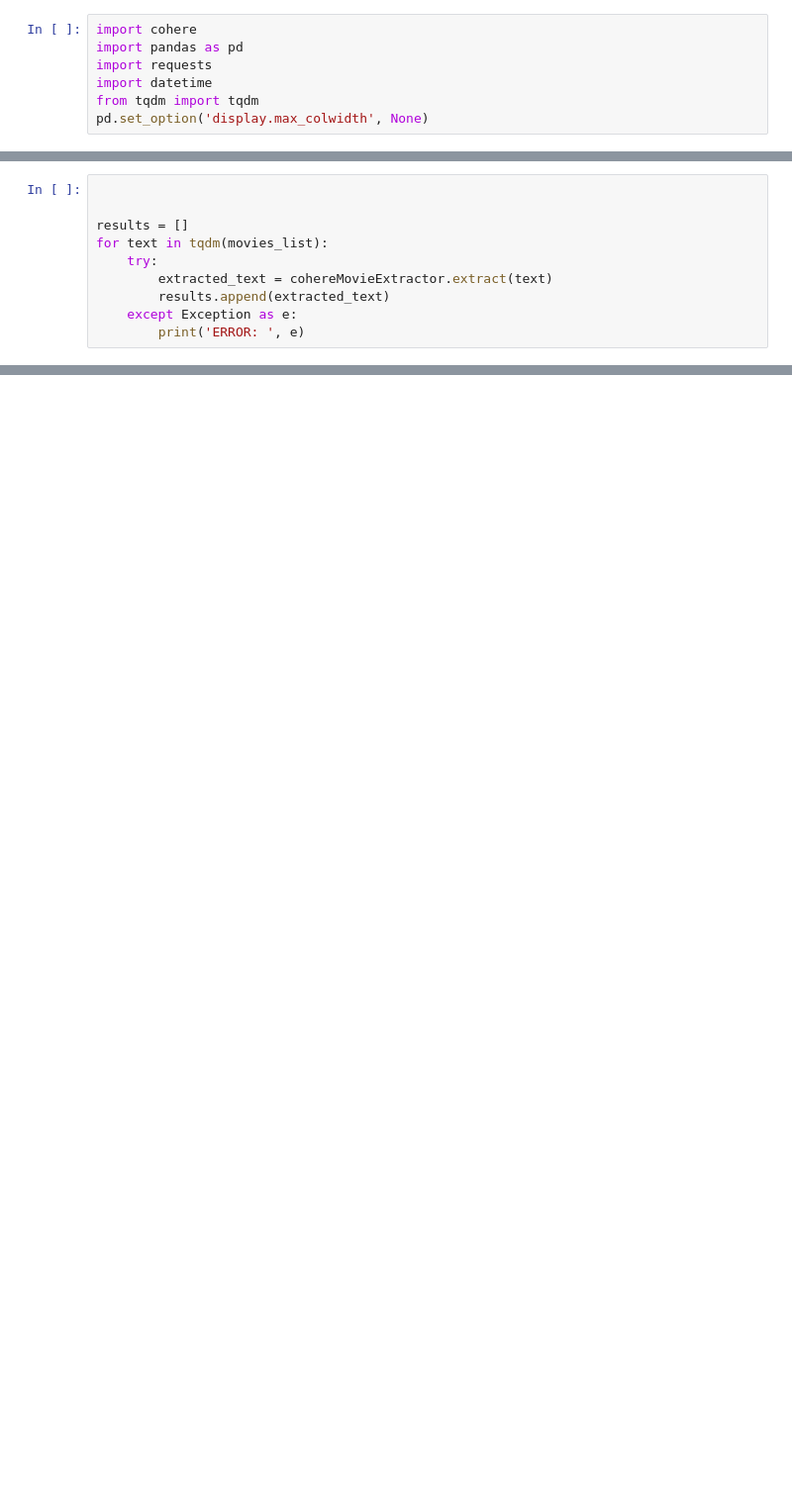
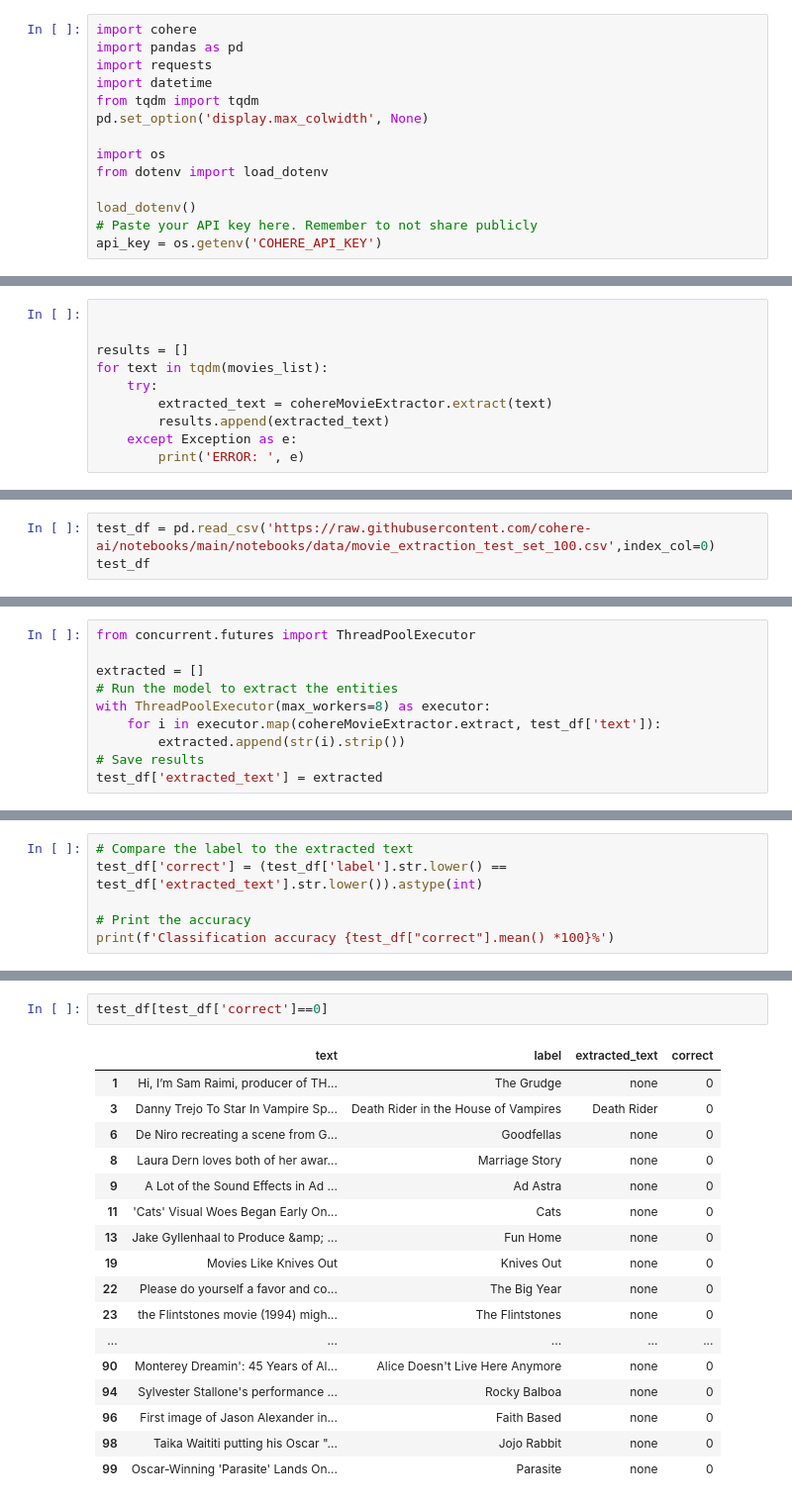
Before and after one commit to YohansSamuel/prompt_engineering, a Jupyter notebook: notebooks/job_description_entity_extraction.ipynb, the cells around one changed output, grey strips where cells are left out. Shown: that part at 99% size. Saved outputs shown, nothing was run; the diff lists cells and outputs as text; blank space fills up the shorter version.

Commit message:
tried cohere starter code

```diff
--- a/notebooks/job_description_entity_extraction.ipynb
+++ b/notebooks/job_description_entity_extraction.ipynb
@@ -5,3 +10,10 @@ import requests
 import datetime
 from tqdm import tqdm
 pd.set_option('display.max_colwidth', None)
+
+import os
+from dotenv import load_dotenv
+
+load_dotenv()
+# Paste your API key here. Remember to not share publicly
+api_key = os.getenv('COHERE_API_KEY')
@@ -95,0 +147,3 @@ pd.DataFrame(data={'text': movies_list, 'extracted_text': results})
+# %%
+test_df = pd.read_csv('https://raw.githubusercontent.com/cohere-ai/notebooks/main/notebooks/data/movie_extraction_test_set_100.csv',index_col=0)
+test_df
@@ -95,0 +164,10 @@ pd.DataFrame(data={'text': movies_list, 'extracted_text': results})
+# %%
+from concurrent.futures import ThreadPoolExecutor
+
+extracted = []
+# Run the model to extract the entities
+with ThreadPoolExecutor(max_workers=8) as executor:
+    for i in executor.map(cohereMovieExtractor.extract, test_df['text']):
+        extracted.append(str(i).strip())
+# Save results
+test_df['extracted_text'] = extracted
@@ -95,0 +183,6 @@ pd.DataFrame(data={'text': movies_list, 'extracted_text': results})
+# %%
+# Compare the label to the extracted text
+test_df['correct'] = (test_df['label'].str.lower() == test_df['extracted_text'].str.lower()).astype(int)
+
+# Print the accuracy
+print(f'Classification accuracy {test_df["correct"].mean() *100}%')
@@ -95,0 +191,20 @@ pd.DataFrame(data={'text': movies_list, 'extracted_text': results})
+# %%
+test_df[test_df['correct']==0]
+# %% [output]
+|  | text | label | extracted_text | correct |
+| 1 | Hi, I’m Sam Raimi, producer of TH... | The Grudge | none | 0 |
+| 3 | Danny Trejo To Star In Vampire Sp... | Death Rider in the House of Vampires | Death Rider | 0 |
+| 6 | De Niro recreating a scene from G... | Goodfellas | none | 0 |
+| 8 | Laura Dern loves both of her awar... | Marriage Story | none | 0 |
+| 9 | A Lot of the Sound Effects in Ad ... | Ad Astra | none | 0 |
+| 11 | 'Cats' Visual Woes Began Early On... | Cats | none | 0 |
+| 13 | Jake Gyllenhaal to Produce &amp; ... | Fun Home | none | 0 |
+| 19 | Movies Like Knives Out | Knives Out | none | 0 |
+| 22 | Please do yourself a favor and co... | The Big Year | none | 0 |
+| 23 | the Flintstones movie (1994) migh... | The Flintstones | none | 0 |
+| ... | ... | ... | ... | ... |
+| 90 | Monterey Dreamin': 45 Years of Al... | Alice Doesn't Live Here Anymore | none | 0 |
+| 94 | Sylvester Stallone's performance ... | Rocky Balboa | none | 0 |
+| 96 | First image of Jason Alexander in... | Faith Based | none | 0 |
+| 98 | Taika Waititi putting his Oscar "... | Jojo Rabbit | none | 0 |
+| 99 | Oscar-Winning 'Parasite' Lands On... | Parasite | none | 0 |
```
Also changed, not shown: parts of 10 cells of this notebook.
